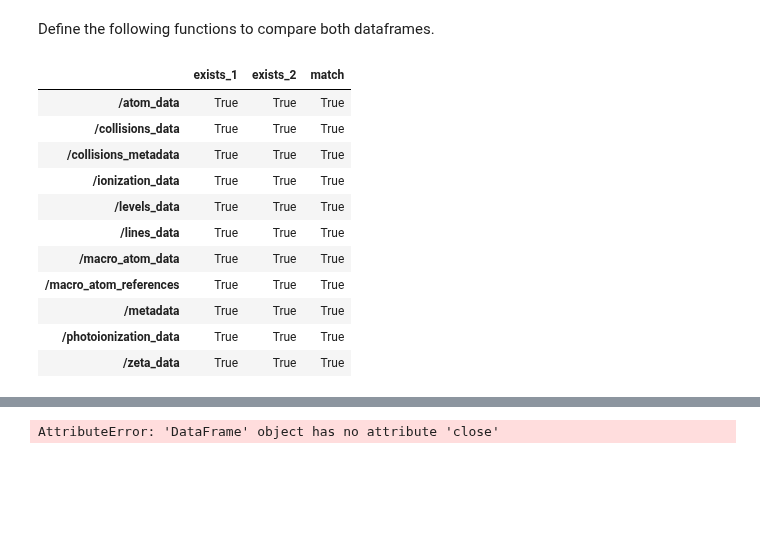
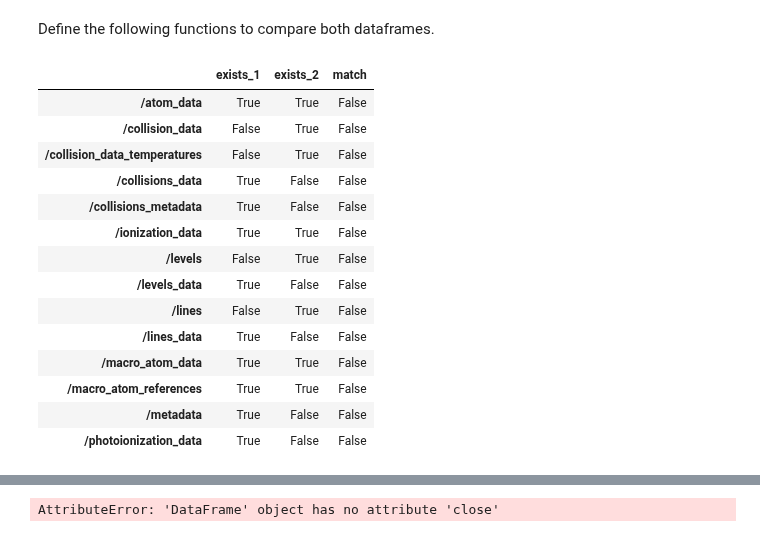
Before and after one commit to tardis-sn/carsus, a Jupyter notebook: docs/development/compare_atomic_files.ipynb, the cells around one changed output, grey strips where cells are left out. Saved outputs shown, nothing was run; the diff lists cells and outputs as text; code cells hidden in the pictures; blank space fills up the shorter version.

Commit message:
Exclude correct matches

```diff
--- a/docs/development/compare_atomic_files.ipynb
+++ b/docs/development/compare_atomic_files.ipynb
@@ -50,15 +54,15 @@ class AtomDataCompare:
     def comparision_table(self):
         d1_keys = self.d1.keys()
         d2_keys = self.d2.keys()
-        d1_df = pd.DataFrame(index=d1_keys, columns=['exists'])
-        d2_df = pd.DataFrame(index=d2_keys, columns=['exists'])
-        d1_df['exists'] = True
-        d2_df['exists'] = True
-        joined_df = d1_df.join(d2_df, how='outer', lsuffix='_1', rsuffix='_2')
+        self.d1_df = pd.DataFrame(index=d1_keys, columns=['exists'])
+        self.d2_df = pd.DataFrame(index=d2_keys, columns=['exists'])
+        self.d1_df['exists'] = True
+        self.d2_df['exists'] = True
+        joined_df = self.d1_df.join(self.d2_df, how='outer', lsuffix='_1', rsuffix='_2')
         joined_df = joined_df.fillna(False)
         self.tt = joined_df
 
-    def compare(self):
+    def compare(self, exclude_correct_matches=True):
         self.tt['match'] = None
         for index, row in self.tt.iterrows():
             if row[['exists_1', 'exists_2']].all():
@@ -70,23 +74,36 @@ class AtomDataCompare:
                     self.tt.at[index, "match"] = False
             else:
                 self.tt.at[index, "match"] = False
+        if exclude_correct_matches:
+            self.tt = self.tt[self.tt.match==False]
+
+    @property
+    def tt_stylized(self):
+        return self.tt.style.applymap(highlight_values, subset=['exists_1','exists_2', 'match'])
 # %%
 pat = "/home/atharva/workspace/code/tardis-main/carsus/kurucz_cd23_chianti_He_cmfgen_H_Si_I-II.h5"
-atc=AtomDataCompare(pat, pat)
+pat2 = "/home/atharva/workspace/code/tardis-main/refdata/atom_data/kurucz_cd23_chianti_H_He.h5"
+atc=AtomDataCompare(pat, pat2)
 atc.setup()
 atc.comparision_table()
 atc.compare()
+
+# atc.teardown()
+
 atc.tt
 # %% [output]
 |  | exists_1 | exists_2 | match |
-| /atom_data | True | True | True |
-| /collisions_data | True | True | True |
-| /collisions_metadata | True | True | True |
-| /ionization_data | True | True | True |
-| /levels_data | True | True | True |
-| /lines_data | True | True | True |
-| /macro_atom_data | True | True | True |
-| /macro_atom_references | True | True | True |
-| /metadata | True | True | True |
-| /photoionization_data | True | True | True |
-| /zeta_data | True | True | True |
+| /atom_data | True | True | False |
+| /collision_data | False | True | False |
+| /collision_data_temperatures | False | True | False |
+| /collisions_data | True | False | False |
+| /collisions_metadata | True | False | False |
+| /ionization_data | True | True | False |
+| /levels | False | True | False |
+| /levels_data | True | False | False |
+| /lines | False | True | False |
+| /lines_data | True | False | False |
+| /macro_atom_data | True | True | False |
+| /macro_atom_references | True | True | False |
+| /metadata | True | False | False |
+| /photoionization_data | True | False | False |
```
Also changed, not shown: parts of 16 cells of this notebook.
